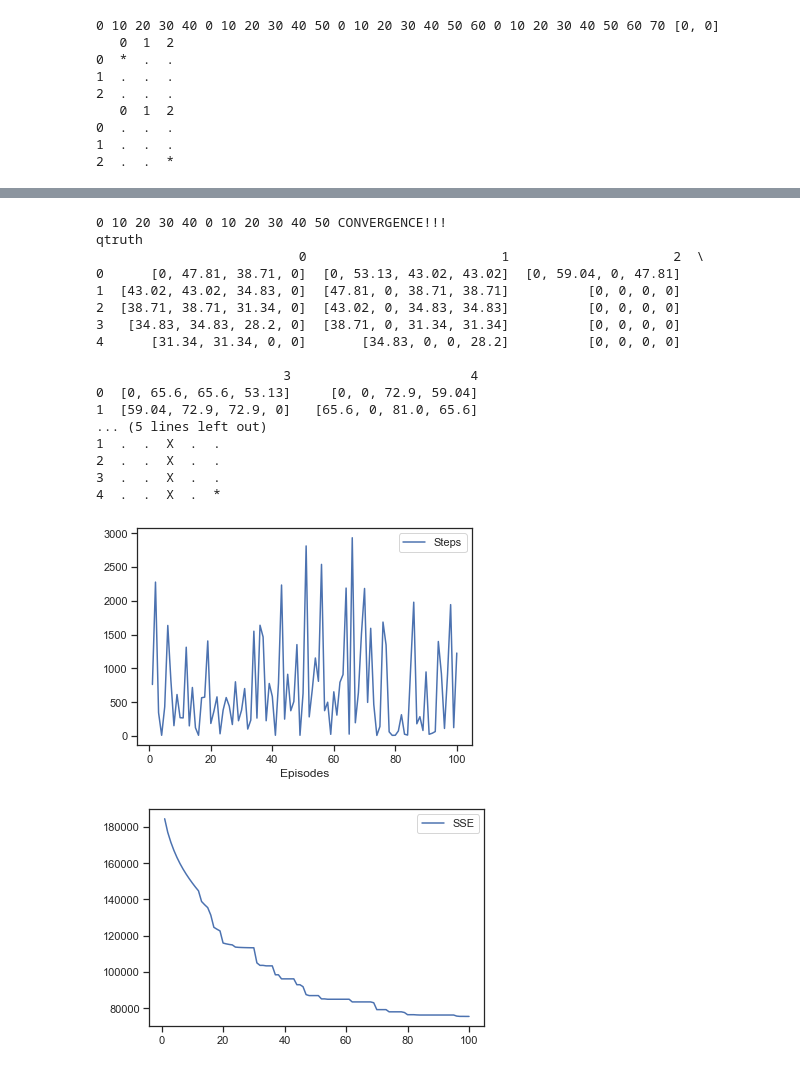
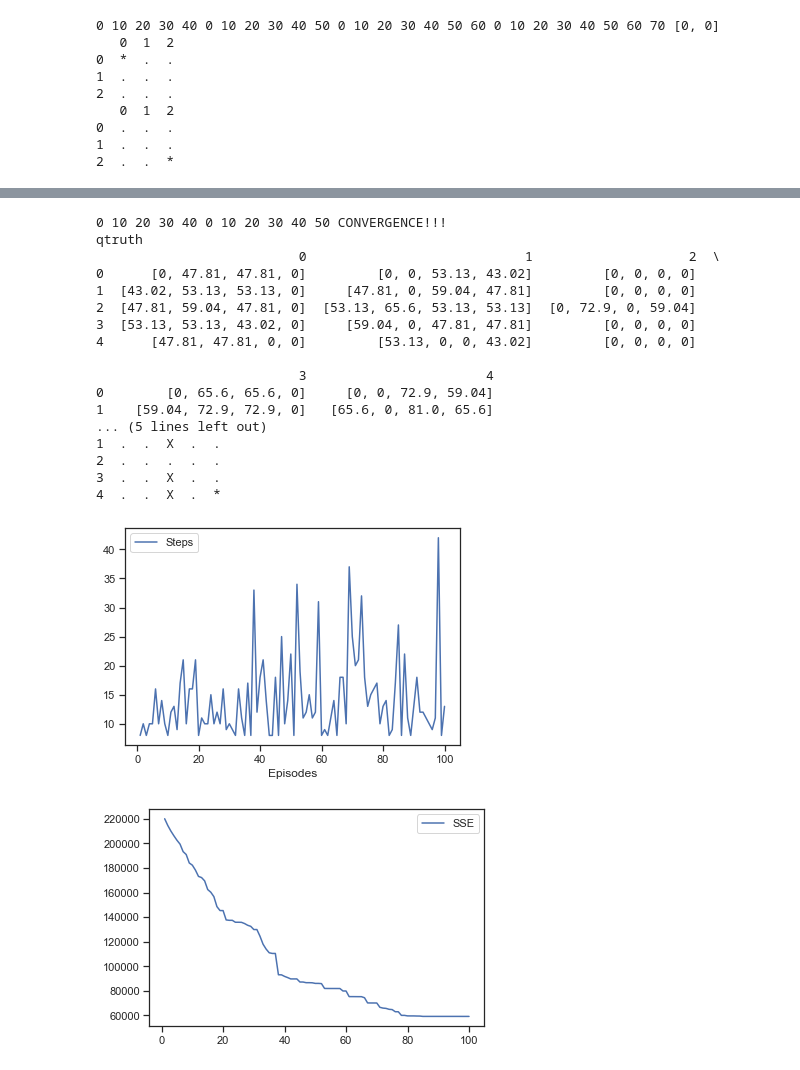
Before and after one commit to FreedomEclipse/GridWorld, a Jupyter notebook: gridworldAdvClean.ipynb, the cells around one changed output, grey strips where cells are left out. Drawn from its saved outputs; the diff is of its cells as text; code cells hidden in the pictures.

```diff
--- a/gridworldAdvClean.ipynb
+++ b/gridworldAdvClean.ipynb
@@ -742,7 +742,7 @@ aRewards = [[4, 4, 100]]
 aTerminals = [[4, 4]]
 
 grid = setupGrid(5, 5, aRewards, aTerminals, None, None)
-grid.set_walls([[2, 1], [2, 2], [2, 3], [2, 4]])
+grid.set_walls([[2, 0], [2, 1], [2, 3], [2, 4]])
 player = Player(grid, [0, 0])
 qlearn = QLearn(0.9, 0.5, False)
 
@@ -755,48 +755,48 @@ print(grid.qtruth)
 
 
 runiters = [100]
 for i in range(0, len(runiters)):
 
     p = [['S', 'E', 'E', 'E', 'S'], ['E', 'S', 'S', 'S', 'W'], ['N', 'E', 'E', 'S', 'S'], ['N', 'W', 'W', 'E', 'S'], ['N', 'W', 'W', 'E', 'N']]
     policy = pd.DataFrame(p)
 
     grid.reset_showboard()
     player = Player(grid, [0, 0])
 
     player.policy = policy
     charts = Charts(runiters[i])
 
-    run(False, runiters[i], None, 0.1, False, 'sarsa')
+    run(False, runiters[i], None, 0.3, False, 'sarsa')
 
     print(grid.show_board)
 
 sarwsteps = charts.stepsGoal[:]
 sarwsse = charts.sse[:]
 
 plt.figure()
-g1 = sns.lineplot(data=charts.stepsGoal)
+g1 = sns.lineplot(data=sarwsteps)
 plt.figure()
-g2 = sns.lineplot(data=charts.sse)
+g2 = sns.lineplot(data=sarwsse)
 # %% [output]
 0 10 20 30 40 0 10 20 30 40 50 CONVERGENCE!!!
 qtruth
-                          0                         1                     2  \
-0      [0, 47.81, 38.71, 0]  [0, 53.13, 43.02, 43.02]  [0, 59.04, 0, 47.81]
-1  [43.02, 43.02, 34.83, 0]  [47.81, 0, 38.71, 38.71]          [0, 0, 0, 0]
-2  [38.71, 38.71, 31.34, 0]  [43.02, 0, 34.83, 34.83]          [0, 0, 0, 0]
-3   [34.83, 34.83, 28.2, 0]  [38.71, 0, 31.34, 31.34]          [0, 0, 0, 0]
-4      [31.34, 31.34, 0, 0]       [34.83, 0, 0, 28.2]          [0, 0, 0, 0]
+                          0                            1                    2  \
+0      [0, 47.81, 47.81, 0]         [0, 0, 53.13, 43.02]         [0, 0, 0, 0]
+1  [43.02, 53.13, 53.13, 0]     [47.81, 0, 59.04, 47.81]         [0, 0, 0, 0]
+2  [47.81, 59.04, 47.81, 0]  [53.13, 65.6, 53.13, 53.13]  [0, 72.9, 0, 59.04]
+3  [53.13, 53.13, 43.02, 0]     [59.04, 0, 47.81, 47.81]         [0, 0, 0, 0]
+4      [47.81, 47.81, 0, 0]         [53.13, 0, 0, 43.02]         [0, 0, 0, 0]
 
-                        3                       4
-0  [0, 65.6, 65.6, 53.13]     [0, 0, 72.9, 59.04]
-1  [59.04, 72.9, 72.9, 0]   [65.6, 0, 81.0, 65.6]
+                          3                       4
+0        [0, 65.6, 65.6, 0]     [0, 0, 72.9, 59.04]
+1    [59.04, 72.9, 72.9, 0]   [65.6, 0, 81.0, 65.6]
 ... (5 lines left out)
 1  .  .  X  .  .
-2  .  .  X  .  .
+2  .  .  .  .  .
 3  .  .  X  .  .
 4  .  .  X  .  *
-[figure, old version]
+[figure, new version]
-[figure, old version]
+[figure, new version]
 # %%
 # TD prediction with walls and one opening
 # Use the V table instead of the Q table, V table is updated on each iteration based on reward location
```
Also changed, not shown: parts of 22 cells of this notebook.
